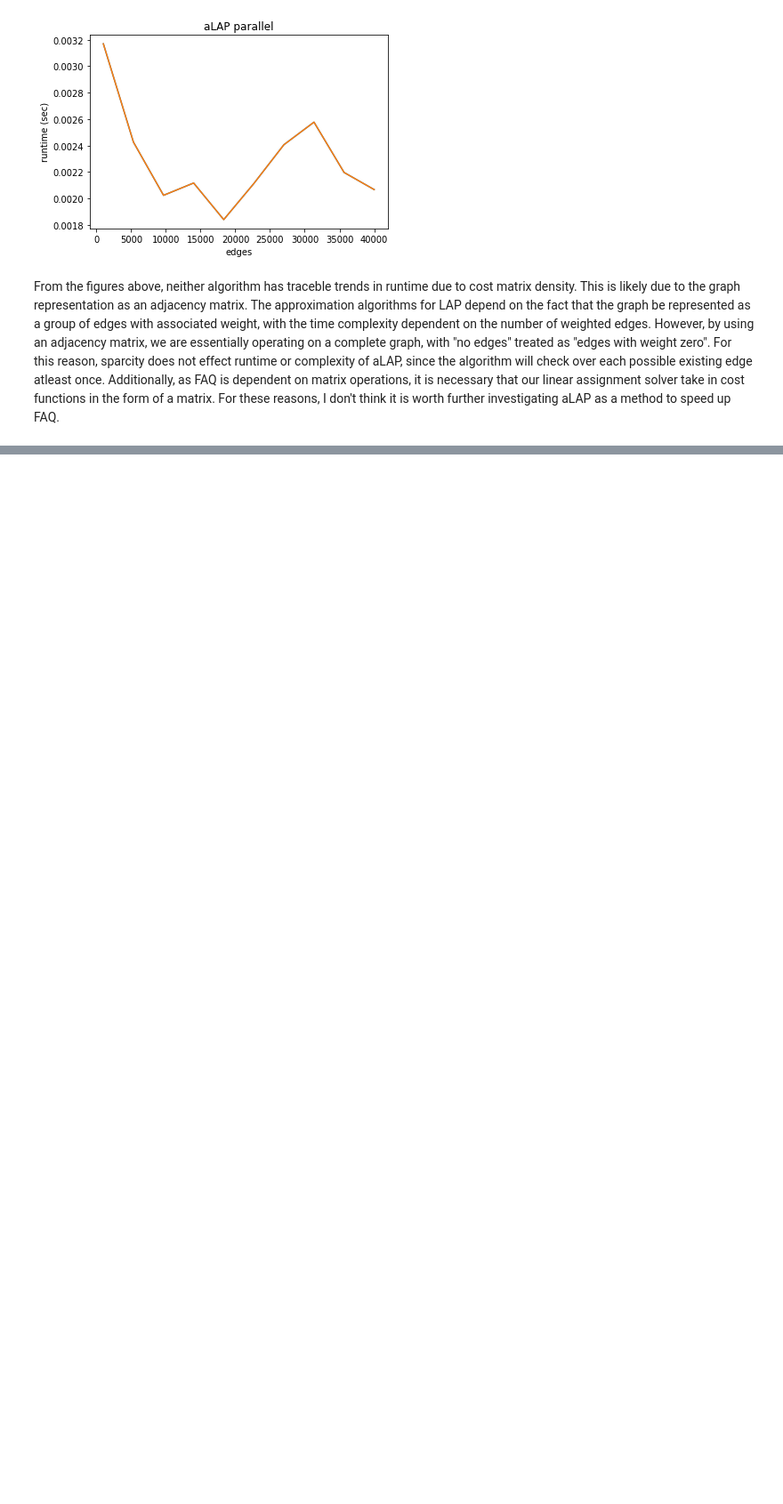
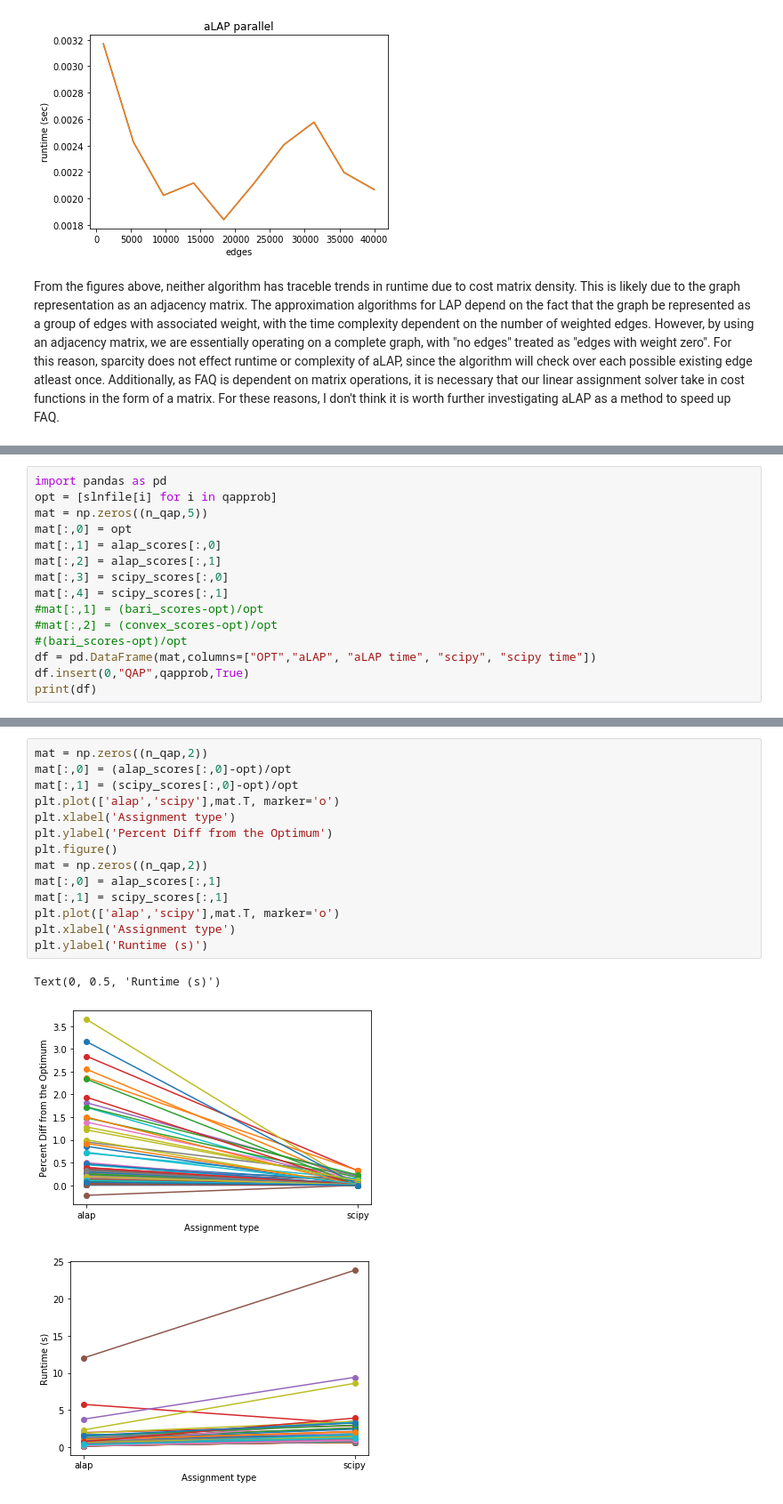
Before and after one commit to asaadeldin11/nbview, a Jupyter notebook: aLAP_code.ipynb, the cells around one changed output, grey strips where cells are left out. Shown: that part at 89% size. Drawn from its saved outputs; the diff is of its cells as text; blank space fills up the shorter version.

```diff
--- a/aLAP_code.ipynb
+++ b/aLAP_code.ipynb
@@ -451,0 +511,15 @@ From the figures above, neither algorithm has traceble trends in runtime due to
+# %%
+import pandas as pd
+opt = [slnfile[i] for i in qapprob]
+mat = np.zeros((n_qap,5))
+mat[:,0] = opt
+mat[:,1] = alap_scores[:,0]
+mat[:,2] = alap_scores[:,1]
+mat[:,3] = scipy_scores[:,0]
+mat[:,4] = scipy_scores[:,1]
+#mat[:,1] = (bari_scores-opt)/opt
+#mat[:,2] = (convex_scores-opt)/opt
+#(bari_scores-opt)/opt
+df = pd.DataFrame(mat,columns=["OPT","aLAP", "aLAP time", "scipy", "scipy time"])
+df.insert(0,"QAP",qapprob,True)
+print(df)
@@ -451,0 +541,18 @@ From the figures above, neither algorithm has traceble trends in runtime due to
+# %%
+mat = np.zeros((n_qap,2))
+mat[:,0] = (alap_scores[:,0]-opt)/opt
+mat[:,1] = (scipy_scores[:,0]-opt)/opt
+plt.plot(['alap','scipy'],mat.T, marker='o')
+plt.xlabel('Assignment type')
+plt.ylabel('Percent Diff from the Optimum')
+plt.figure()
+mat = np.zeros((n_qap,2))
+mat[:,0] = alap_scores[:,1]
+mat[:,1] = scipy_scores[:,1]
+plt.plot(['alap','scipy'],mat.T, marker='o')
+plt.xlabel('Assignment type')
+plt.ylabel('Runtime (s)')
+# %% [output]
+Text(0, 0.5, 'Runtime (s)')
+[figure, added]
+[figure, added]
```
Also changed, not shown: parts of 9 cells of this notebook.
